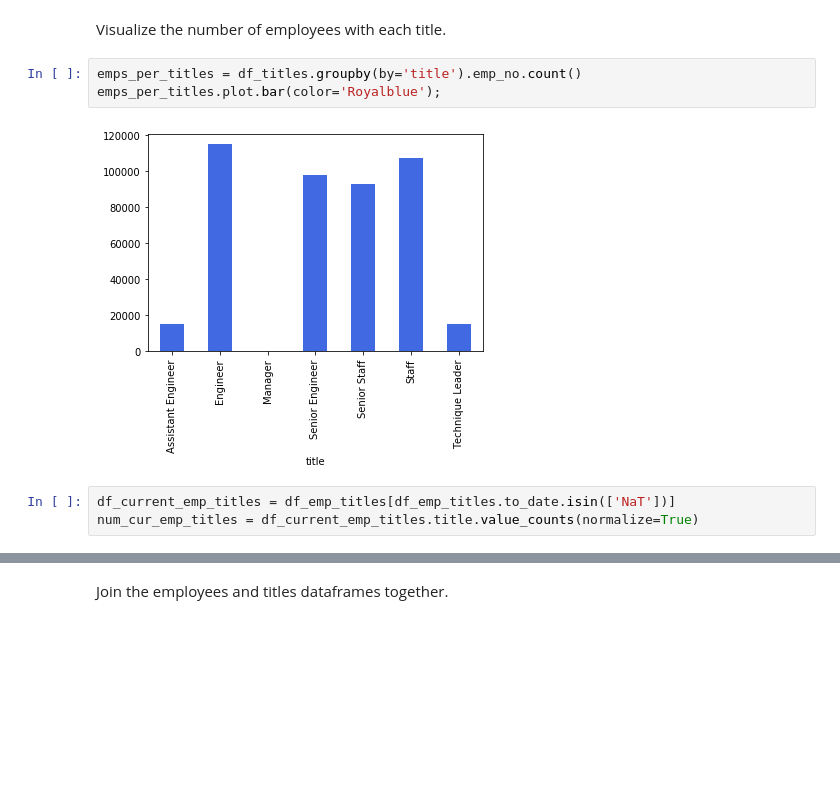
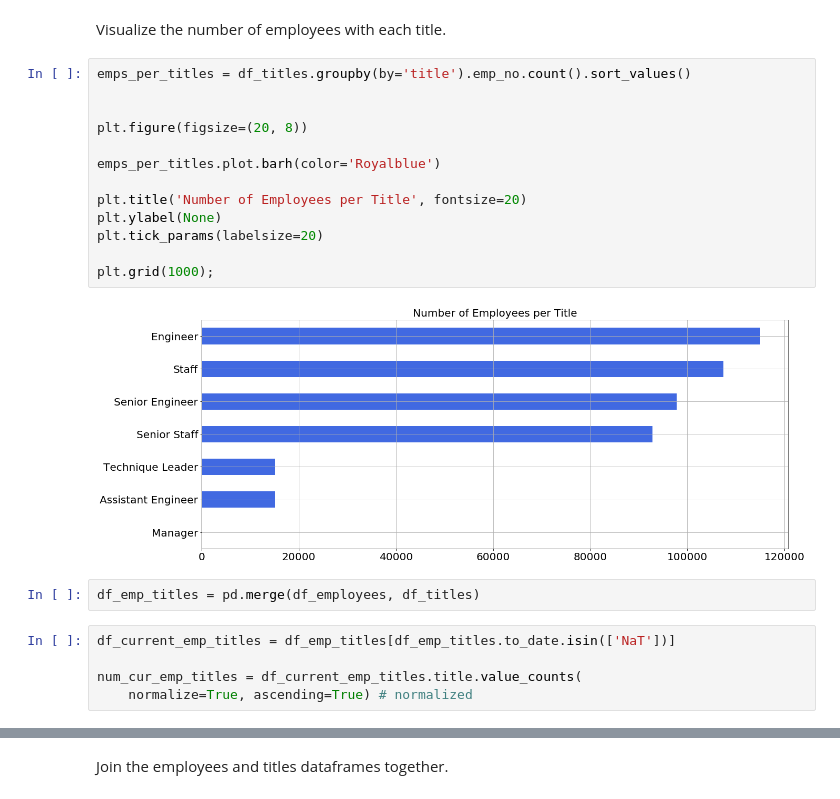
Before and after one commit to Promeos/numpy-pandas-visualization-exercises, a Jupyter notebook: advanced_dataframes.ipynb, the cells around one changed output, grey strips where cells are left out. Saved outputs shown, nothing was run; the diff lists cells and outputs as text; blank space fills up the shorter version.

```diff
--- a/advanced_dataframes.ipynb
+++ b/advanced_dataframes.ipynb
@@ -230,12 +235,26 @@ df_titles.head()
 # %% [markdown]
 Visualize the number of employees with each title.
-# %%
-emps_per_titles = df_titles.groupby(by='title').emp_no.count()
-emps_per_titles.plot.bar(color='Royalblue');
-# %% [output]
-[figure, removed]
+# %%
+emps_per_titles = df_titles.groupby(by='title').emp_no.count().sort_values()
+
+
+plt.figure(figsize=(20, 8))
+
+emps_per_titles.plot.barh(color='Royalblue')
+
+plt.title('Number of Employees per Title', fontsize=20)
+plt.ylabel(None)
+plt.tick_params(labelsize=20)
+
+plt.grid(1000);
+# %% [output]
+[figure, added]
+# %%
+df_emp_titles = pd.merge(df_employees, df_titles)
 # %%
 df_current_emp_titles = df_emp_titles[df_emp_titles.to_date.isin(['NaT'])]
-num_cur_emp_titles = df_current_emp_titles.title.value_counts(normalize=True)
+
+num_cur_emp_titles = df_current_emp_titles.title.value_counts(
+    normalize=True, ascending=True) # normalized
 # %%
 plt.figure(figsize=(20, 8))
```
Also changed, not shown: parts of 27 cells of this notebook.
